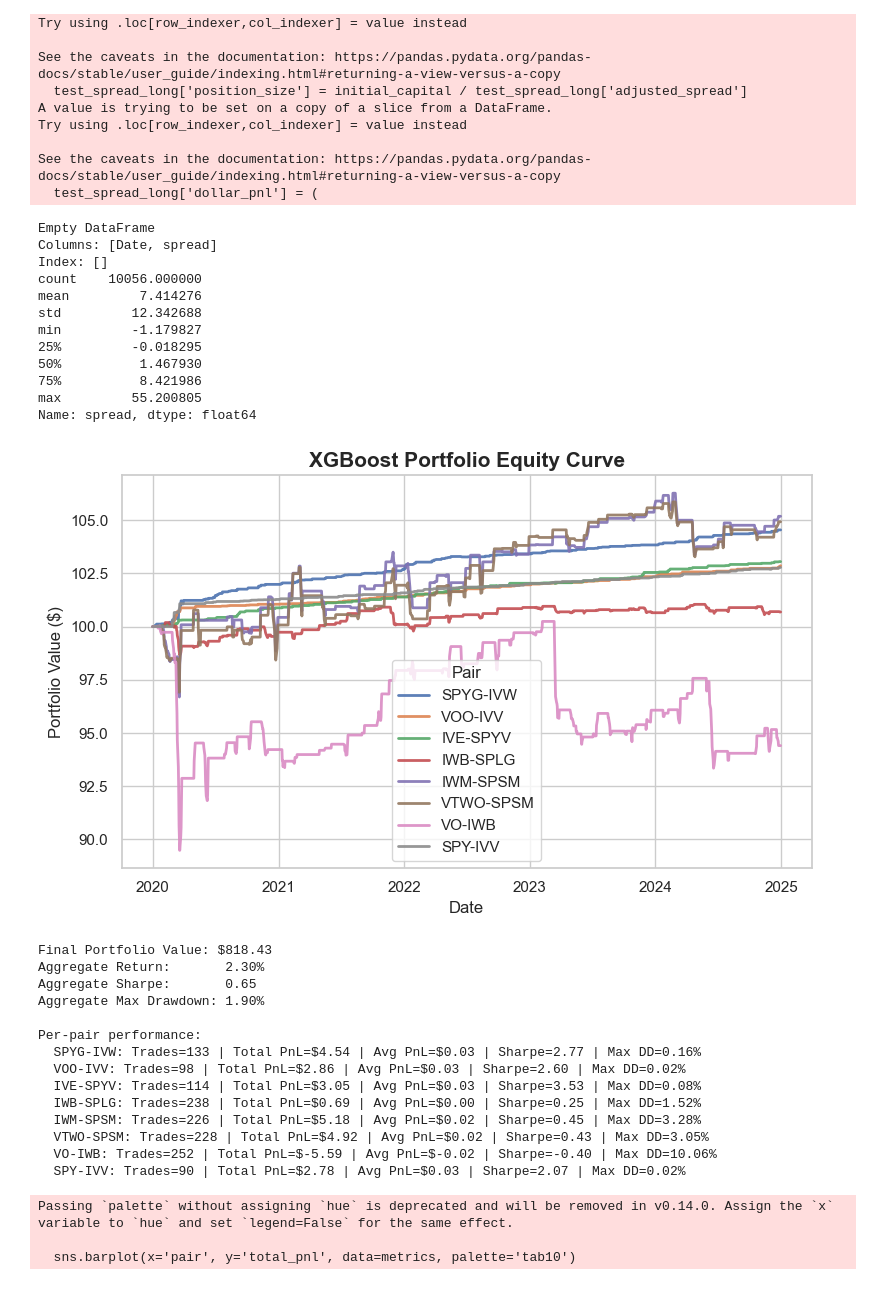
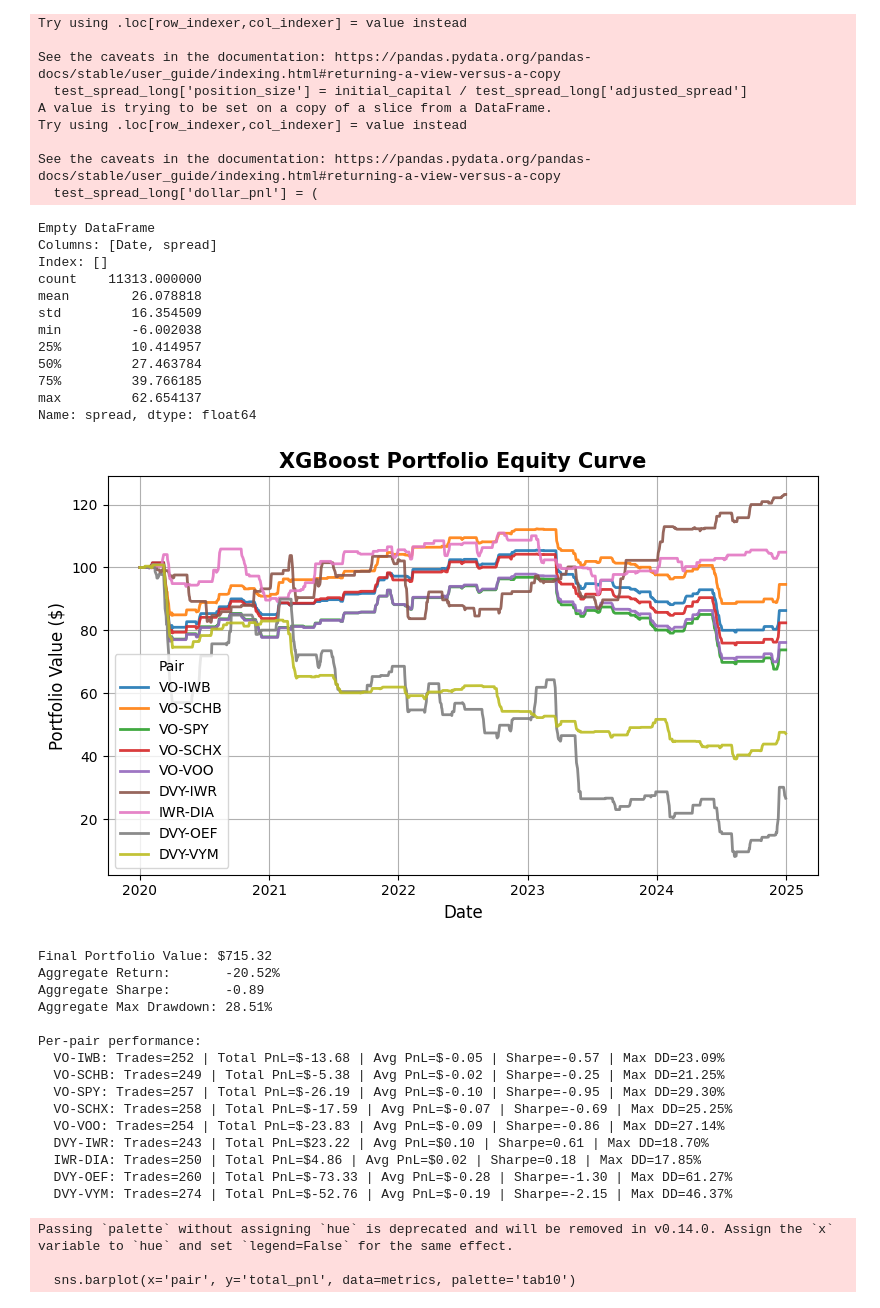
Before and after one commit to akshathp0/etf-pairs-trading, a Jupyter notebook: models/xgboost - 2.ipynb, the cells around one changed output. Drawn from its saved outputs; the diff is of its cells as text; code cells hidden in the pictures.

Commit message:
Xgboost correlation filtered pairs

```diff
--- a/models/xgboost - 2.ipynb
+++ b/models/xgboost - 2.ipynb
@@ -14,16 +14,25 @@ import xgboost as xgb
 import numpy as np
 
 # got rid of 10: VTI, VO and 6: VOO,SPY
-selected_etfs = ['SPYG', 'IVW', 'VOO', 'IVV', 'IVE', 'SPYV', 'IWB', 'SPLG', 'IWM', 'SPSM','VTWO','SPSM','VO','IWB','SPY','IVV']
+# selected_etfs = ['SPYG', 'IVW', 'VOO', 'IVV', 'IVE', 'SPYV', 'IWB', 'SPLG', 'IWM', 'SPSM','VTWO','SPSM','VO','IWB','SPY','IVV']
+# prices = yf.download(selected_etfs, start = '2015-01-01', end = '2024-12-31')['Close']
+# train_cutoff = pd.Timestamp("2020-01-01")
+# prices = prices.dropna()
+# all_pairs = [('SPYG', 'IVW'), ('VOO', 'IVV'), ('IVE', 'SPYV'), ('IWB', 'SPLG'),('IWM', 'SPSM'),('VTWO','SPSM'),('VO','IWB'),('SPY','IVV')]
+# pairs = ['SPYG-IVW', 'VOO-IVV', 'IVE-SPYV', 'IWB-SPLG', 'IWM-SPSM','VTWO-SPSM','VO-IWB','SPY-IVV']
+
+selected_etfs = ['VO','IWB','VO','SCHB','VO','SPY','VO','SCHX','VO','VOO','DVY','IWR','IWR','DIA','DVY','OEF','DVY','VYM']
+selected_etfs = list(set(selected_etfs))
+
 
 prices = yf.download(selected_etfs, start = '2015-01-01', end = '2024-12-31')['Close']
 
 train_cutoff = pd.Timestamp("2020-01-01")
 
 prices = prices.dropna()
-all_pairs = [('SPYG', 'IVW'), ('VOO', 'IVV'), ('IVE', 'SPYV'), ('IWB', 'SPLG'),('IWM', 'SPSM'),('VTWO','SPSM'),('VO','IWB'),('SPY','IVV')]
+all_pairs = [('VO','IWB'),('VO','SCHB'),('VO','SPY'),('VO','SCHX'),('VO','VOO'),('DVY','IWR'),('IWR','DIA'),('DVY','OEF'),('DVY','VYM')]
 
-pairs = ['SPYG-IVW', 'VOO-IVV', 'IVE-SPYV', 'IWB-SPLG', 'IWM-SPSM','VTWO-SPSM','VO-IWB','SPY-IVV']
+pairs = ['VO-IWB', 'VO-SCHB', 'VO-SPY', 'VO-SCHX', 'VO-VOO','DVY-IWR','IWR-DIA','DVY-OEF','DVY-VYM']
 
 prices.info()
 # %% [output]
@@ -276,7 +283,7 @@ import numpy as np
 
 # ─────────────────────────────────────────────────────────────────────────────
 # 0) PARAMETERS
-hold_period     = 3    # how many days to hold any new +1/–1 signal
+hold_period     = 10    # how many days to hold any new +1/–1 signal
 initial_capital = 100    # dollars per pair
 # ─────────────────────────────────────────────────────────────────────────────
 
@@ -408,14 +415,14 @@ print(test_spread_long['spread'].describe())
 Empty DataFrame
 Columns: [Date, spread]
 Index: []
-count    10056.000000
-mean         7.414276
-std         12.342688
-min         -1.179827
-25%         -0.018295
-50%          1.467930
-75%          8.421986
-max         55.200805
+count    11313.000000
+mean        26.078818
+std         16.354509
+min         -6.002038
+25%         10.414957
+50%         27.463784
+75%         39.766185
+max         62.654137
 Name: spread, dtype: float64
 # %%
 # Helper: max drawdown
@@ -445,7 +452,7 @@ def build_prices_for_pair(pair_name, prices_df, test_index):
 
 # 3) simulate_portfolio (daily PnL accumulation)
 def simulate_portfolio(X_test, y_pred_label, prices_df,
-                       initial_cash_per_pair=100.0, holding_period=3):
+                       initial_cash_per_pair=100.0, holding_period=hold_period):
     """
     Runs a backtest for one pair, accumulating PnL by exit date rather than overwriting equity.
     Returns:
@@ -518,7 +525,7 @@ def run_full_simulation(
     features,
     train_cutoff,
     initial_cash_per_pair=100,
-    holding_period=3
+    holding_period=hold_period
 ):
     total_initial = initial_cash_per_pair * len(pairs)
 
@@ -622,30 +629,31 @@ def run_full_simulation(
 # %%
 combined_equity, pair_pnls, trade_counts, sharpe_ratios, pair_drawdowns = run_full_simulation(
     spread_long,
     prices,
     pairs,
     best_model,
     features,
     train_cutoff,
     initial_cash_per_pair=100,   # still split $100 50/50 per trade
-    holding_period=3            # still hold each signal for 5 days
+    holding_period=hold_period            # still hold each signal for 5 days
 )
 # %% [output]
-[figure, old version]
+[figure, new version]
-Final Portfolio Value: $818.43
-Aggregate Return:       2.30%
-Aggregate Sharpe:       0.65
-Aggregate Max Drawdown: 1.90%
+Final Portfolio Value: $715.32
+Aggregate Return:       -20.52%
+Aggregate Sharpe:       -0.89
+Aggregate Max Drawdown: 28.51%
 
 Per-pair performance:
-  SPYG-IVW: Trades=133 | Total PnL=$4.54 | Avg PnL=$0.03 | Sharpe=2.77 | Max DD=0.16%
-  VOO-IVV: Trades=98 | Total PnL=$2.86 | Avg PnL=$0.03 | Sharpe=2.60 | Max DD=0.02%
-  IVE-SPYV: Trades=114 | Total PnL=$3.05 | Avg PnL=$0.03 | Sharpe=3.53 | Max DD=0.08%
-  IWB-SPLG: Trades=238 | Total PnL=$0.69 | Avg PnL=$0.00 | Sharpe=0.25 | Max DD=1.52%
-  IWM-SPSM: Trades=226 | Total PnL=$5.18 | Avg PnL=$0.02 | Sharpe=0.45 | Max DD=3.28%
-  VTWO-SPSM: Trades=228 | Total PnL=$4.92 | Avg PnL=$0.02 | Sharpe=0.43 | Max DD=3.05%
-  VO-IWB: Trades=252 | Total PnL=$-5.59 | Avg PnL=$-0.02 | Sharpe=-0.40 | Max DD=10.06%
-  SPY-IVV: Trades=90 | Total PnL=$2.78 | Avg PnL=$0.03 | Sharpe=2.07 | Max DD=0.02%
+  VO-IWB: Trades=252 | Total PnL=$-13.68 | Avg PnL=$-0.05 | Sharpe=-0.57 | Max DD=23.09%
+  VO-SCHB: Trades=249 | Total PnL=$-5.38 | Avg PnL=$-0.02 | Sharpe=-0.25 | Max DD=21.25%
+  VO-SPY: Trades=257 | Total PnL=$-26.19 | Avg PnL=$-0.10 | Sharpe=-0.95 | Max DD=29.30%
+  VO-SCHX: Trades=258 | Total PnL=$-17.59 | Avg PnL=$-0.07 | Sharpe=-0.69 | Max DD=25.25%
+  VO-VOO: Trades=254 | Total PnL=$-23.83 | Avg PnL=$-0.09 | Sharpe=-0.86 | Max DD=27.14%
+  DVY-IWR: Trades=243 | Total PnL=$23.22 | Avg PnL=$0.10 | Sharpe=0.61 | Max DD=18.70%
+  IWR-DIA: Trades=250 | Total PnL=$4.86 | Avg PnL=$0.02 | Sharpe=0.18 | Max DD=17.85%
+  DVY-OEF: Trades=260 | Total PnL=$-73.33 | Avg PnL=$-0.28 | Sharpe=-1.30 | Max DD=61.27%
+  DVY-VYM: Trades=274 | Total PnL=$-52.76 | Avg PnL=$-0.19 | Sharpe=-2.15 | Max DD=46.37%
 # %%
 metrics = pd.DataFrame({
     'pair': list(pair_pnls.keys()),
```
Also changed, not shown: parts of 6 cells of this notebook.
